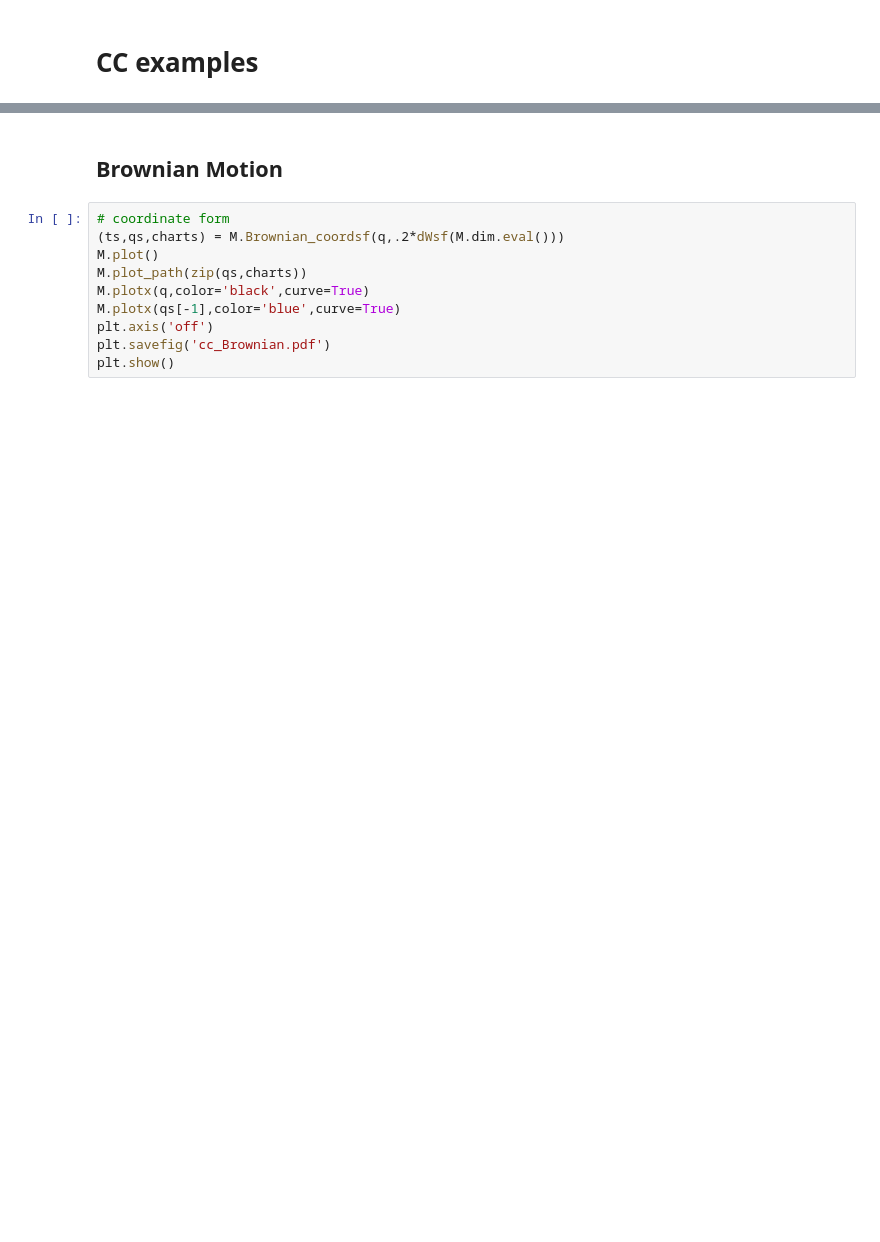
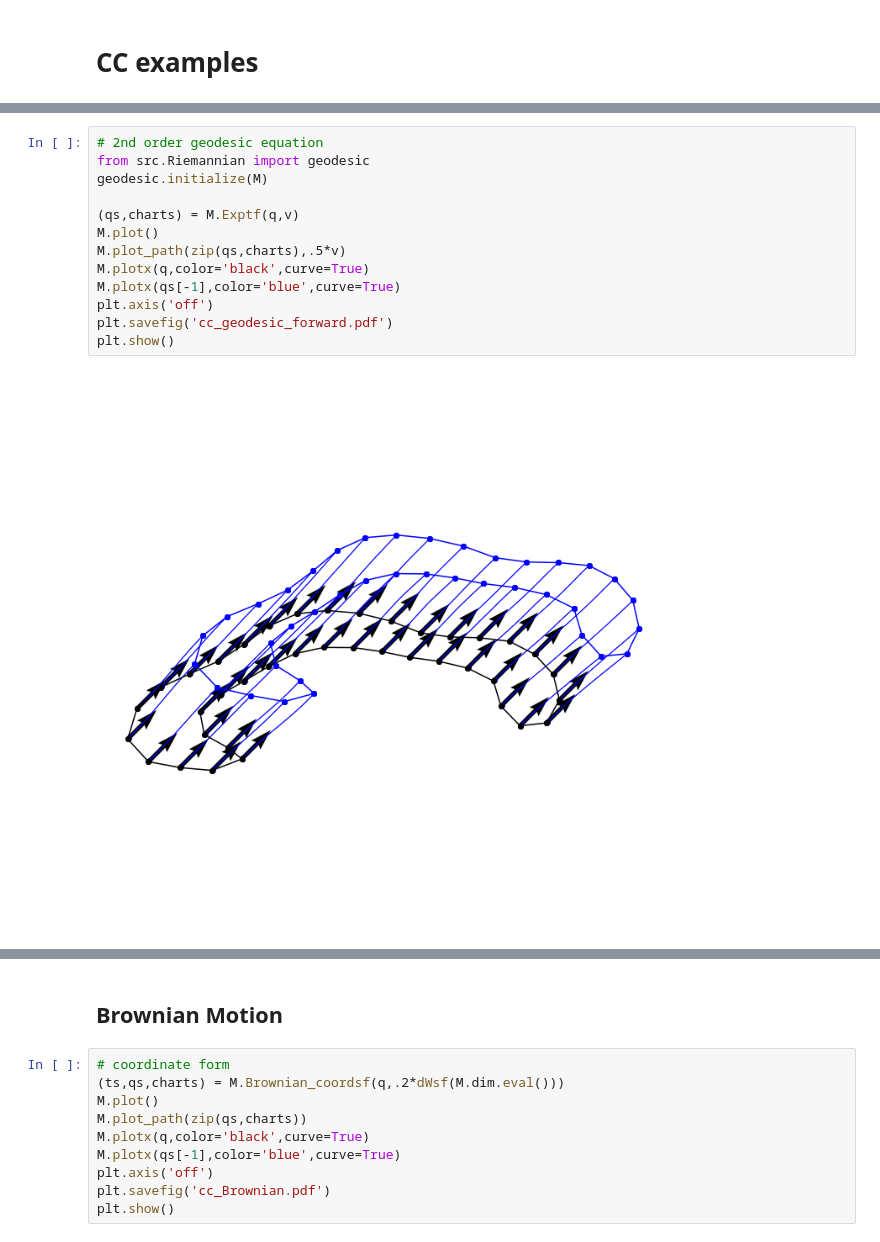
Before and after one commit to mathias-hojgaard/theanogeometry, a Jupyter notebook: papers/handbook_LDDMM_stochastics.ipynb, the cells around one changed output, grey strips where cells are left out. Cells and saved outputs as stored; diff of their text form; blank space fills up the shorter version.

```diff
--- a/papers/handbook_LDDMM_stochastics.ipynb
+++ b/papers/handbook_LDDMM_stochastics.ipynb
@@ -145,0 +180,15 @@ p = M.flatf(q,v.flatten())
+# %%
+# 2nd order geodesic equation
+from src.Riemannian import geodesic
+geodesic.initialize(M)
+
+(qs,charts) = M.Exptf(q,v)
+M.plot()
+M.plot_path(zip(qs,charts),.5*v)
+M.plotx(q,color='black',curve=True)
+M.plotx(qs[-1],color='blue',curve=True)
+plt.axis('off')
+plt.savefig('cc_geodesic_forward.pdf')
+plt.show()
+# %% [output]
+[figure, added]
```
Also changed, not shown: parts of 11 cells of this notebook.
